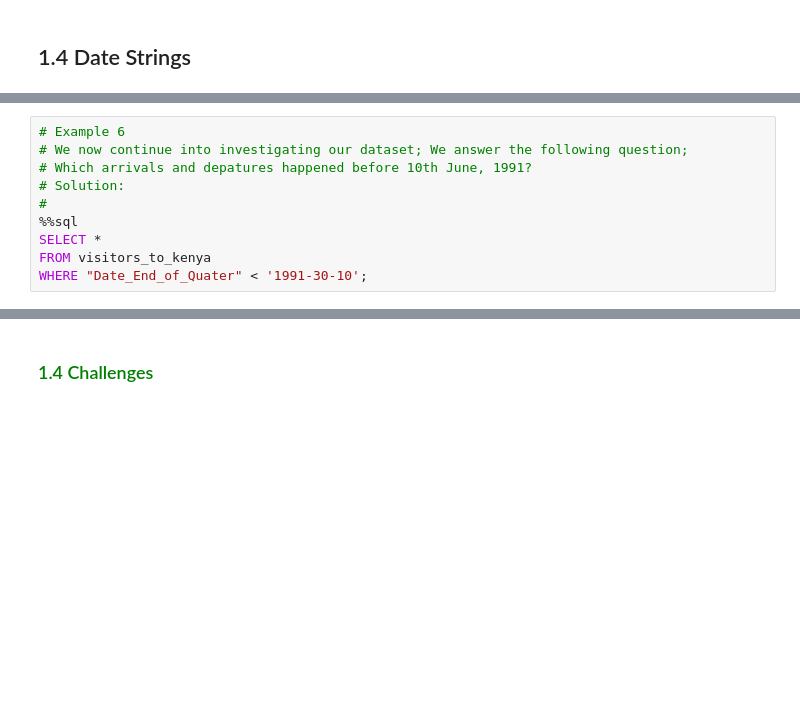
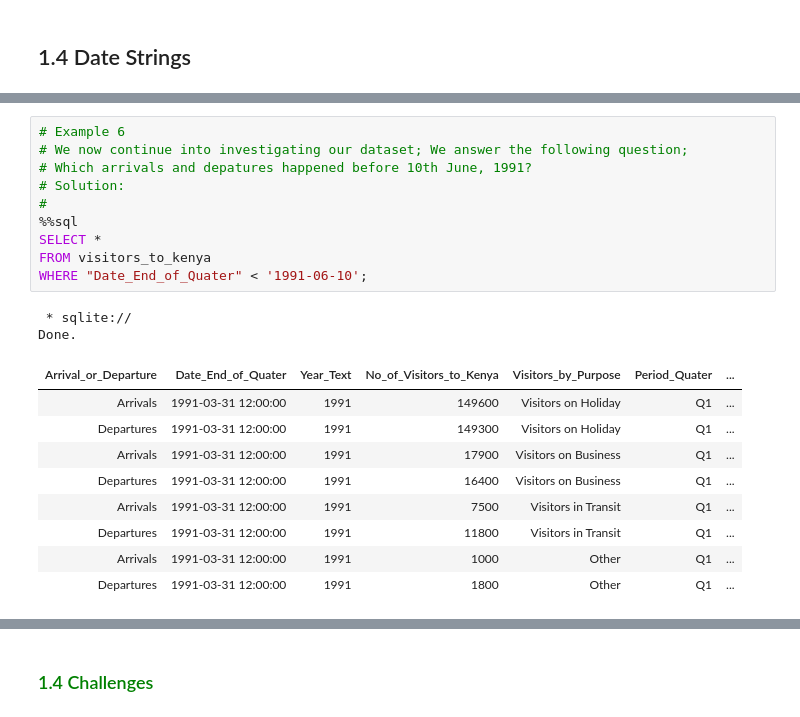
Before and after one commit to kahuroA/SQL-PRACTICE, a Jupyter notebook: Copy_of_SQL_Programming_Text,_Time_and_Date_Strings.ipynb, the cells around one changed output, grey strips where cells are left out. Saved outputs shown, nothing was run; the diff lists cells and outputs as text; blank space fills up the shorter version.

```diff
--- a/Copy_of_SQL_Programming_Text,_Time_and_Date_Strings.ipynb
+++ b/Copy_of_SQL_Programming_Text,_Time_and_Date_Strings.ipynb
@@ -291,13 +502,25 @@ FROM visitors_to_kenya Limit 5;
 # %%
 # Example 6
 # We now continue into investigating our dataset; We answer the following question;
 # Which arrivals and depatures happened before 10th June, 1991?
 # Solution:
 #
 %%sql
 SELECT *
 FROM visitors_to_kenya
-WHERE "Date_End_of_Quater" < '1991-30-10';
+WHERE "Date_End_of_Quater" < '1991-06-10';
+# %% [output]
+ * sqlite://
+Done.
+| Arrival_or_Departure | Date_End_of_Quater | Year_Text | No_of_Visitors_to_Kenya | Visitors_by_Purpose | Period_Quater | ... |
+| Arrivals | 1991-03-31 12:00:00 | 1991 | 149600 | Visitors on Holiday | Q1 | ... |
+| Departures | 1991-03-31 12:00:00 | 1991 | 149300 | Visitors on Holiday | Q1 | ... |
+| Arrivals | 1991-03-31 12:00:00 | 1991 | 17900 | Visitors on Business | Q1 | ... |
+| Departures | 1991-03-31 12:00:00 | 1991 | 16400 | Visitors on Business | Q1 | ... |
+| Arrivals | 1991-03-31 12:00:00 | 1991 | 7500 | Visitors in Transit | Q1 | ... |
+| Departures | 1991-03-31 12:00:00 | 1991 | 11800 | Visitors in Transit | Q1 | ... |
+| Arrivals | 1991-03-31 12:00:00 | 1991 | 1000 | Other | Q1 | ... |
+| Departures | 1991-03-31 12:00:00 | 1991 | 1800 | Other | Q1 | ... |
 # %%
 # Example 7
 # Which arrivals and depatures happened after 30th June 2000?
```
Also changed, not shown: parts of 29 cells of this notebook.
